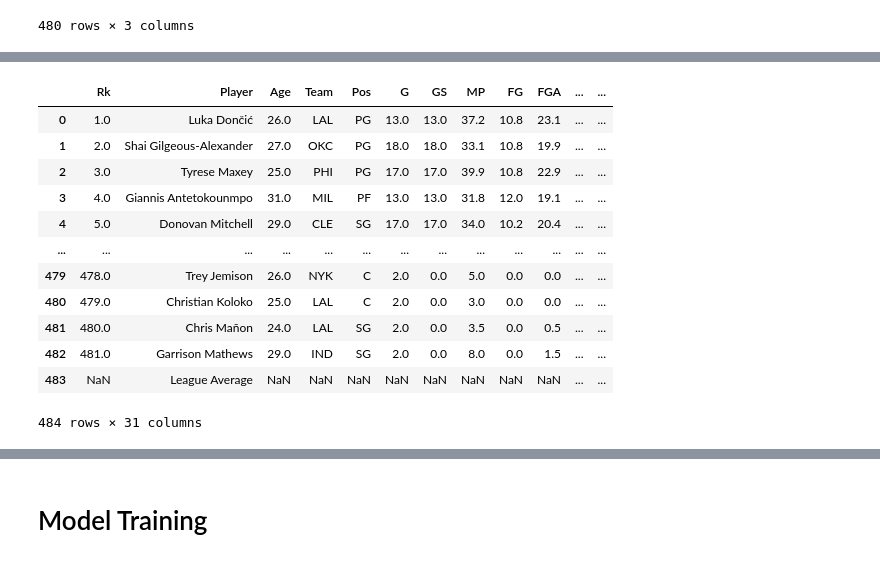
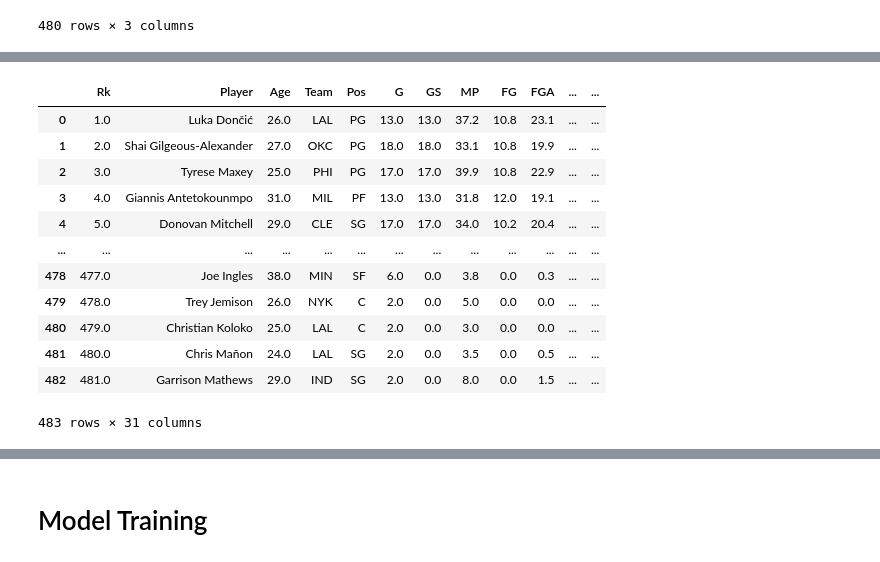
Before and after one commit to cng04/Predicting-NBA-MVP, a Jupyter notebook: mvp.ipynb, the cells around one changed output, grey strips where cells are left out. Drawn from its saved outputs; the diff is of its cells as text; code cells hidden in the pictures.

```diff
--- a/mvp.ipynb
+++ b/mvp.ipynb
@@ -130,18 +174,19 @@ Y = df[["Share"]].to_numpy().ravel()
 # %%
 # Preprocess test data (2025 - 2026)
 test_df = pd.read_csv("data/nba_per_game_stats_2025_to_2026.csv")
+test_df = test_df[test_df["Player"] != "League Average"]
 test_df
 # %% [output]
 |  | Rk | Player | Age | Team | Pos | G | GS | MP | FG | FGA | ... | ... |
 | 0 | 1.0 | Luka Dončić | 26.0 | LAL | PG | 13.0 | 13.0 | 37.2 | 10.8 | 23.1 | ... | ... |
 | 1 | 2.0 | Shai Gilgeous-Alexander | 27.0 | OKC | PG | 18.0 | 18.0 | 33.1 | 10.8 | 19.9 | ... | ... |
 | 2 | 3.0 | Tyrese Maxey | 25.0 | PHI | PG | 17.0 | 17.0 | 39.9 | 10.8 | 22.9 | ... | ... |
 | 3 | 4.0 | Giannis Antetokounmpo | 31.0 | MIL | PF | 13.0 | 13.0 | 31.8 | 12.0 | 19.1 | ... | ... |
 | 4 | 5.0 | Donovan Mitchell | 29.0 | CLE | SG | 17.0 | 17.0 | 34.0 | 10.2 | 20.4 | ... | ... |
 | ... | ... | ... | ... | ... | ... | ... | ... | ... | ... | ... | ... | ... |
+| 478 | 477.0 | Joe Ingles | 38.0 | MIN | SF | 6.0 | 0.0 | 3.8 | 0.0 | 0.3 | ... | ... |
 | 479 | 478.0 | Trey Jemison | 26.0 | NYK | C | 2.0 | 0.0 | 5.0 | 0.0 | 0.0 | ... | ... |
 | 480 | 479.0 | Christian Koloko | 25.0 | LAL | C | 2.0 | 0.0 | 3.0 | 0.0 | 0.0 | ... | ... |
 | 481 | 480.0 | Chris Mañon | 24.0 | LAL | SG | 2.0 | 0.0 | 3.5 | 0.0 | 0.5 | ... | ... |
 | 482 | 481.0 | Garrison Mathews | 29.0 | IND | SG | 2.0 | 0.0 | 8.0 | 0.0 | 1.5 | ... | ... |
-| 483 | NaN | League Average | NaN | NaN | NaN | NaN | NaN | NaN | NaN | NaN | ... | ... |
-484 rows × 31 columns
+483 rows × 31 columns
```
Also changed, not shown: parts of 20 cells of this notebook, 7 other files.
